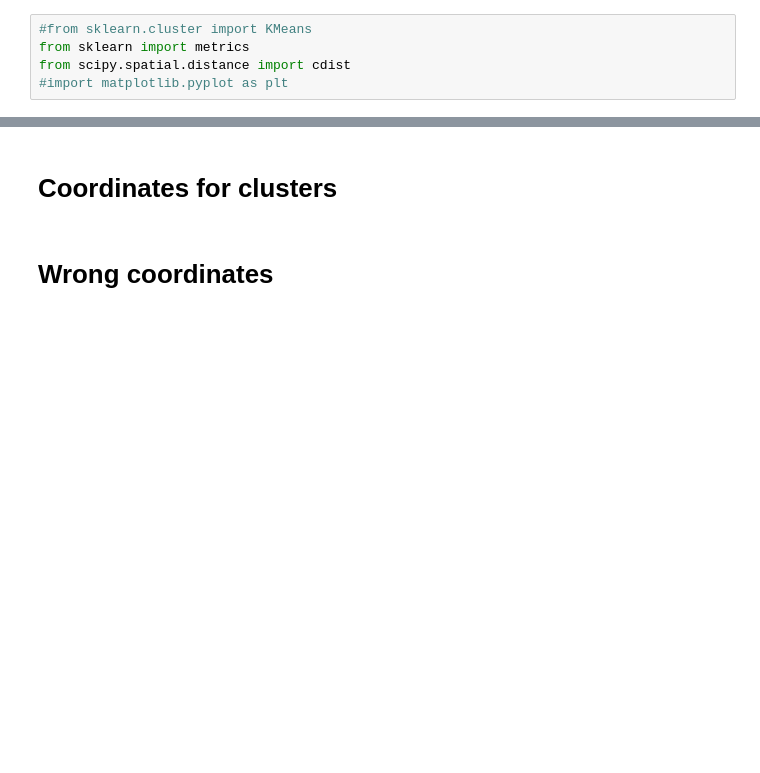
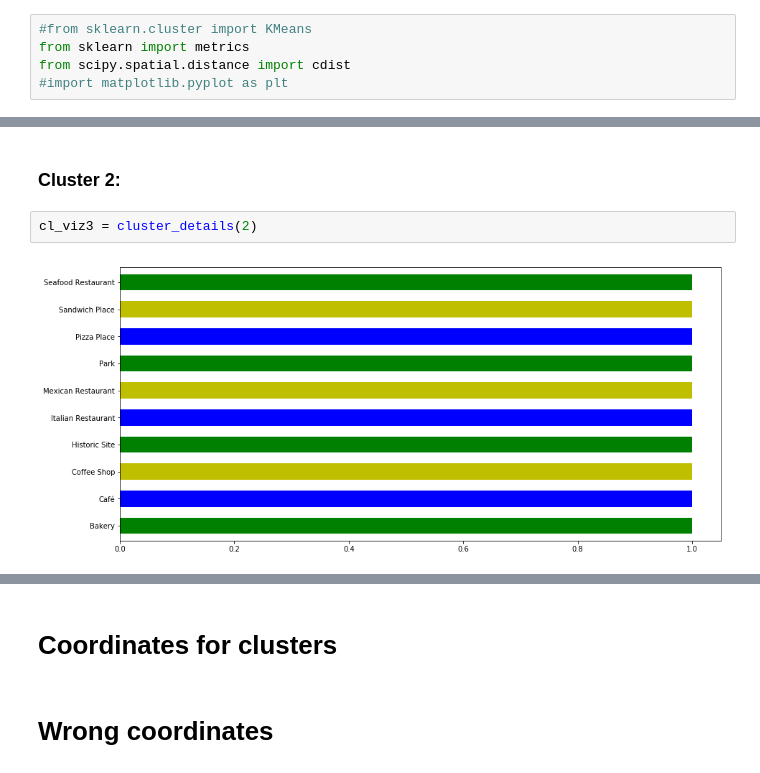
Before and after one commit to AnnVGat/coursera, a Jupyter notebook: Battle of Boston neighborouhoods.ipynb, the cells around one changed output, grey strips where cells are left out. Cells and saved outputs as stored; diff of their text form; blank space fills up the shorter version.

```diff
--- a/Battle of Boston neighborouhoods.ipynb
+++ b/Battle of Boston neighborouhoods.ipynb
@@ -660,0 +523,6 @@ bos_merged.loc[bos_merged['Cluster Labels'] == 11, bos_merged.columns[[0] + list
+# %% [markdown]
+### Cluster 2:
+# %%
+cl_viz3 = cluster_details(2)
+# %% [output]
+[figure, added]
```
Also changed, not shown: parts of 68 cells of this notebook.
